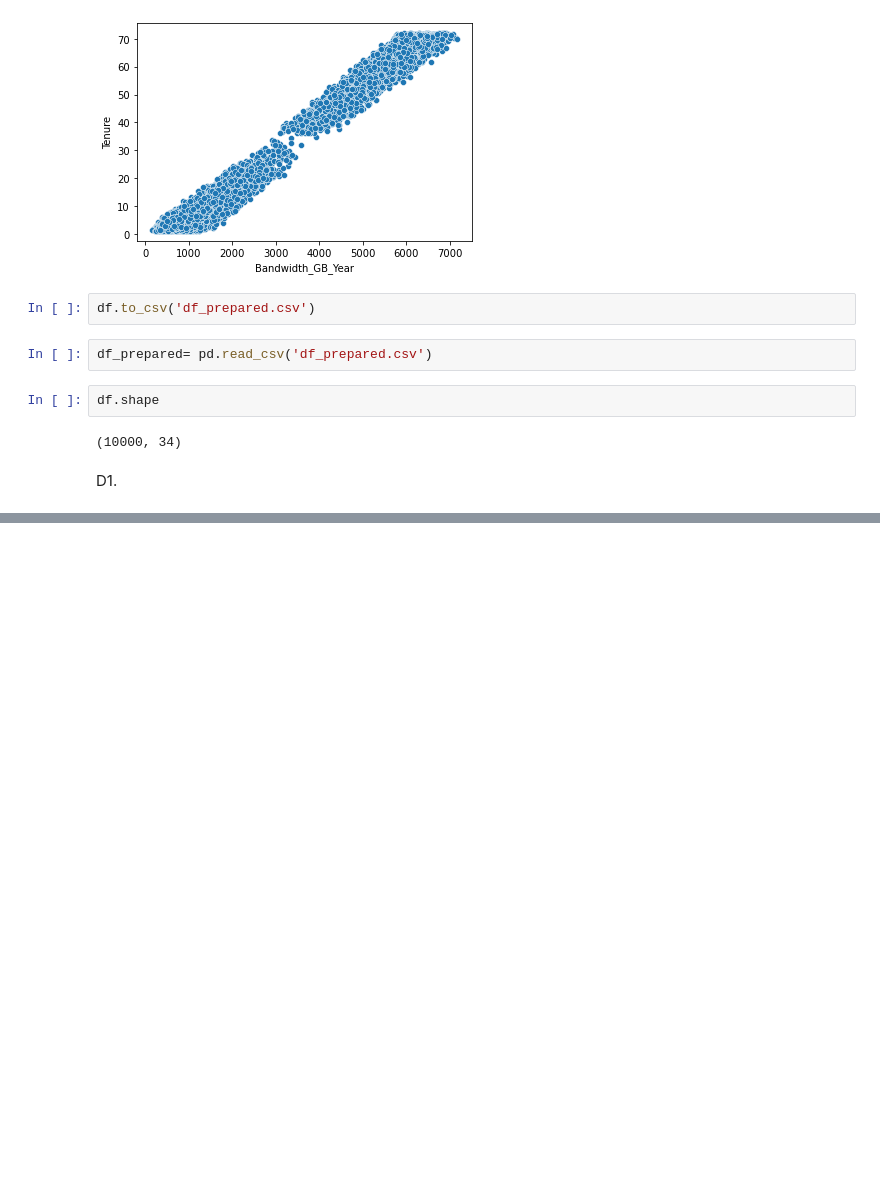
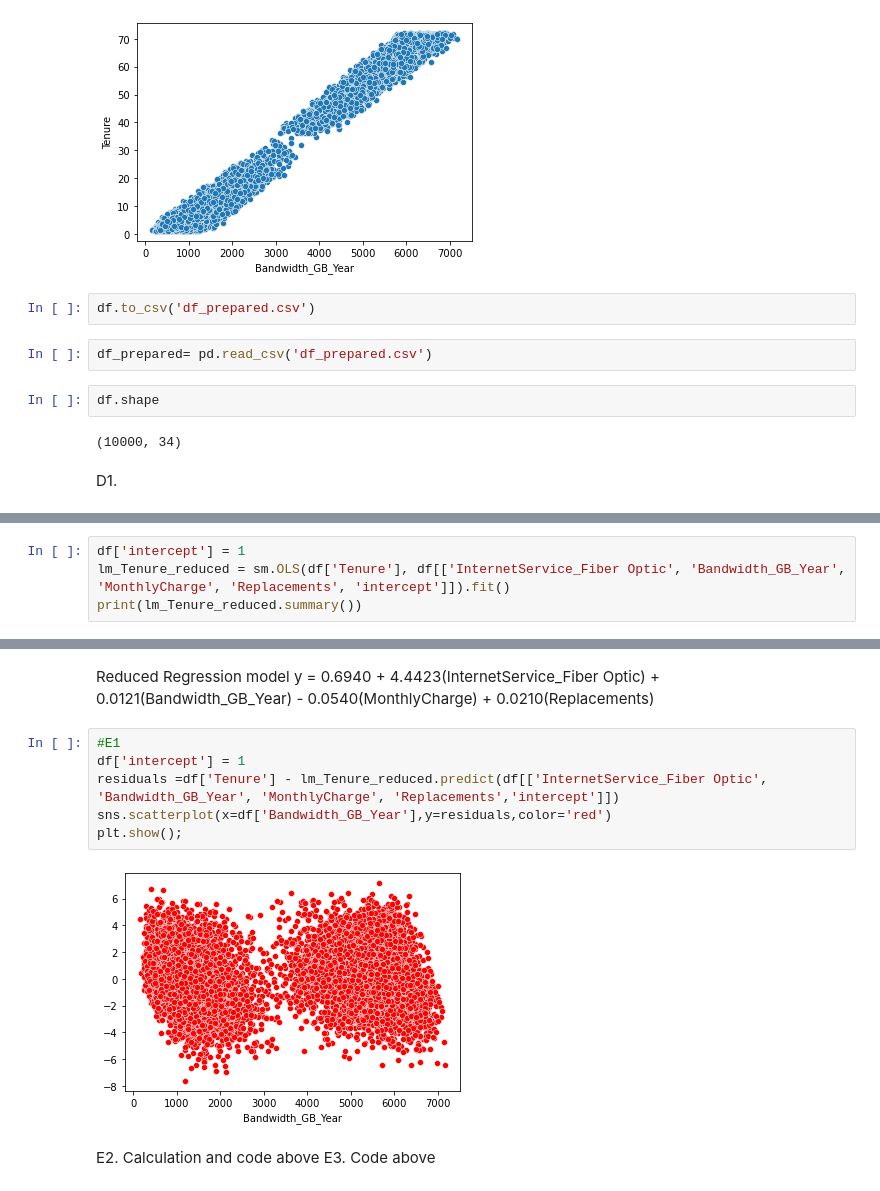
Before and after one commit to michaelle93/D208PA1, a Jupyter notebook: D208PA1tenure.ipynb, the cells around one changed output, grey strips where cells are left out. Drawn from its saved outputs; the diff is of its cells as text; blank space fills up the shorter version.

```diff
--- a/D208PA1tenure.ipynb
+++ b/D208PA1tenure.ipynb
@@ -420,0 +471,4 @@ strong multicollinearity or other numerical problems.
+# %%
+df['intercept'] = 1
+lm_Tenure_reduced = sm.OLS(df['Tenure'], df[['InternetService_Fiber Optic', 'Bandwidth_GB_Year', 'MonthlyCharge', 'Replacements', 'intercept']]).fit()
+print(lm_Tenure_reduced.summary())
@@ -420,0 +493,14 @@ strong multicollinearity or other numerical problems.
+# %% [markdown]
+Reduced Regression model
+y = 0.6940 + 4.4423(InternetService_Fiber Optic) + 0.0121(Bandwidth_GB_Year) - 0.0540(MonthlyCharge) + 0.0210(Replacements)
+# %%
+#E1
+df['intercept'] = 1
+residuals =df['Tenure'] - lm_Tenure_reduced.predict(df[['InternetService_Fiber Optic', 'Bandwidth_GB_Year', 'MonthlyCharge', 'Replacements','intercept']])
+sns.scatterplot(x=df['Bandwidth_GB_Year'],y=residuals,color='red')
+plt.show();
+# %% [output]
+[figure, added]
+# %% [markdown]
+E2. Calculation and code above
+E3. Code above
```
Also changed, not shown: parts of 15 cells of this notebook.
